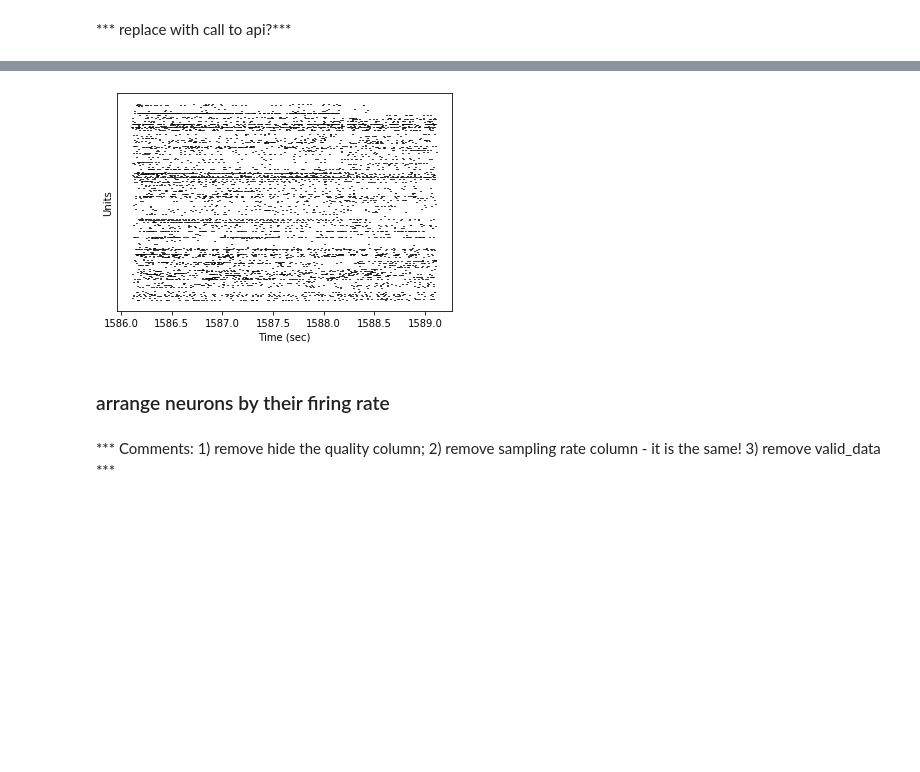
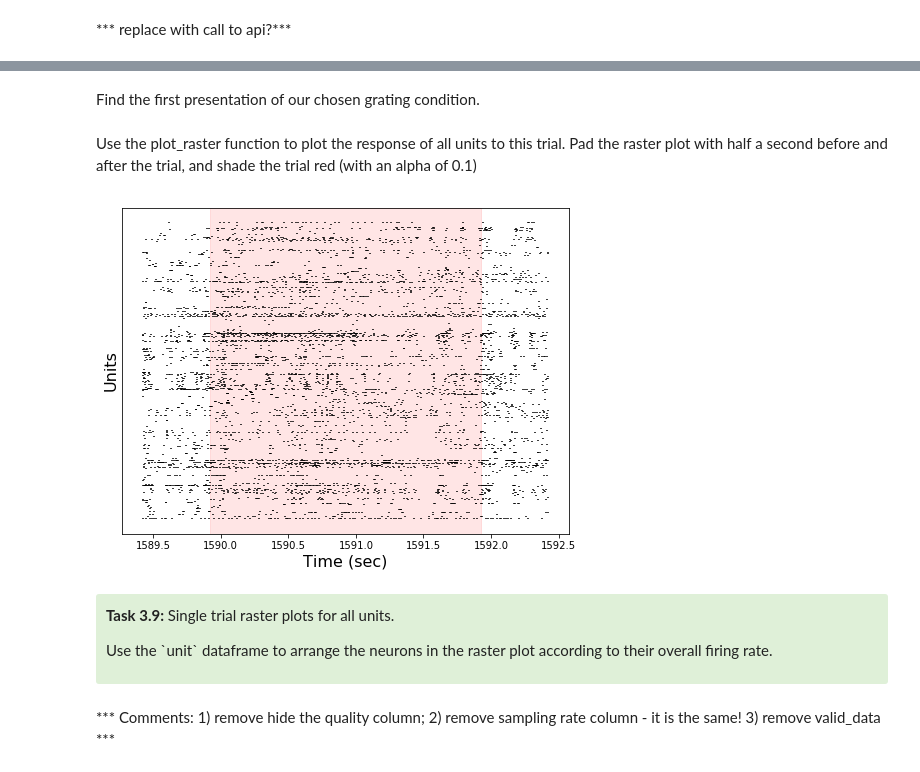
Before and after one commit to AllenInstitute/SWDB_2019, a Jupyter notebook: DynamicBrain/Neuropixels_walkthrough.ipynb, the cells around one changed output, grey strips where cells are left out. Drawn from its saved outputs; the diff is of its cells as text; code cells hidden in the pictures; blank space fills up the shorter version.

Commit message:
Updated tuning curve analysis

```diff
--- a/DynamicBrain/Neuropixels_walkthrough.ipynb
+++ b/DynamicBrain/Neuropixels_walkthrough.ipynb
@@ -264,0 +389,5 @@ Make a raster plot for the first 50 units
+# %%
+numbins = int(np.ceil(spikes.max()))
+binned_spikes = np.empty((numbins))
+for i in range(numbins):
+    binned_spikes[i] = len(spikes[(spikes>i)&(spikes<i+1)])
@@ -264,0 +404,9 @@ Make a raster plot for the first 50 units
+# %%
+v1_units = session.units[session.units.structure_acronym=='VISp']
+numunits = len(v1_units)
+v1_binned = np.empty((numunits, numbins))
+for i in range(numunits):
+    unit_id = v1_units.index[i]
+    spikes = spike_times[unit_id]
+    for j in range(numbins):
+        v1_binned[i,j] = len(spikes[(spikes>j)&(spikes<j+1)])
@@ -496,6 +659,0 @@ Select a single stimulus presentation
-# %%
-drifting_gratings_presentation_onsets = session.stimulus_presentations.loc[
-    session.stimulus_presentations["stimulus_name"] == "drifting_gratings",
-    "start_time"
-].values
-start, end = drifting_gratings_presentation_onsets[:2]
@@ -504,13 +660,29 @@ start, end = drifting_gratings_presentation_onsets[:2]
+# %% [markdown]
+Find the first presentation of our chosen grating condition.
+# %%
+stim_table = session.get_presentations_for_stimulus('drifting_gratings')
+subset = stim_table[(stim_table.orientation==45)&(stim_table.temporal_frequency==2)]
+start = stim_table.start_time.iloc[0]
+end = stim_table.stop_time.iloc[0]
+# %% [markdown]
+Use the plot_raster function to plot the response of all units to this trial. Pad the raster plot with half a second before and after the trial, and shade the trial red (with an alpha of 0.1)
 # %%
-plot_raster(session.spike_times, start, end)
-plt.xlabel('Time (sec)')
-plt.ylabel('Units')
+plt.figure(figsize=(8,6))
+plot_raster(session.spike_times, start-0.5, end+0.5)
+plt.axvspan(start, end, color='red', alpha=0.1)
+plt.xlabel('Time (sec)', fontsize=16)
+plt.ylabel('Units', fontsize=16)
 plt.tick_params(axis="y", labelleft=False, left=False)
 plt.show()
 # %% [output]
-[figure, old version]
+[figure, new version]
-# %% [markdown]
-### arrange neurons by their firing rate
+# %% [markdown]
+<div style="background: #DFF0D8; border-radius: 3px; padding: 10px;">
+<p><b>Task 3.9: </b> Single trial raster plots for all units.
+
+<p>Use the `unit` dataframe to arrange the neurons in the raster plot according to their overall firing rate.
+
+</div>
 # %% [markdown]
 *** Comments: 1) remove hide the quality column; 2) remove sampling rate column - it is the same!  3) remove valid_data ***
 # %%
```
Also changed, not shown: parts of 211 cells of this notebook.
